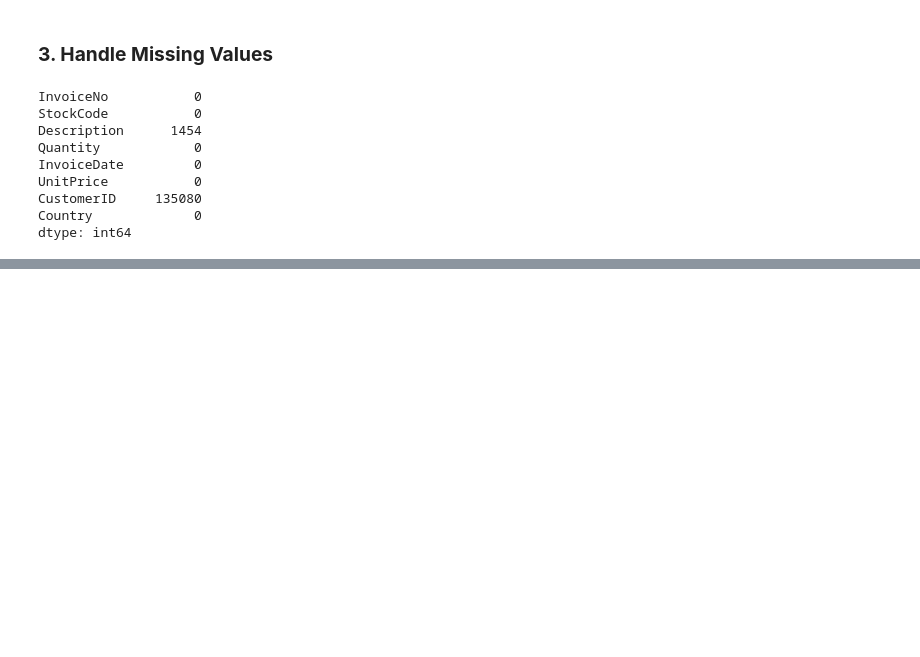
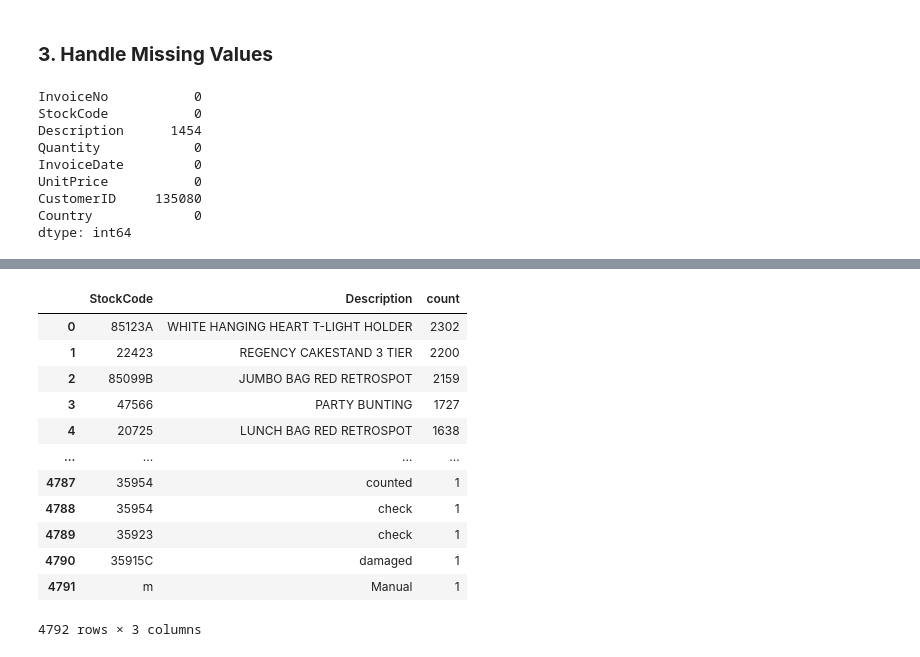
Before and after one commit to chanduka99/Retail_Data_Analysis, a Jupyter notebook: LargeScaleDataAnalysis.ipynb, the cells around one changed output, grey strips where cells are left out. Drawn from its saved outputs; the diff is of its cells as text; code cells hidden in the pictures; blank space fills up the shorter version.

```diff
--- a/LargeScaleDataAnalysis.ipynb
+++ b/LargeScaleDataAnalysis.ipynb
@@ -54,0 +176,21 @@ dtype: int64
+# %%
+# now we are going to replace the NA values of description with most occuring valid descrition value for a specific StockCode
+# first we will create a data frame called most_freq. it will have have the most occuring Description value for each stockCode
+#then we will do a leftmerge on df1 with the most_freq
+
+most_freq = df1[["StockCode","Description"]].value_counts().reset_index()
+most_freq
+# %% [output]
+|  | StockCode | Description | count |
+| 0 | 85123A | WHITE HANGING HEART T-LIGHT HOLDER | 2302 |
+| 1 | 22423 | REGENCY CAKESTAND 3 TIER | 2200 |
+| 2 | 85099B | JUMBO BAG RED RETROSPOT | 2159 |
+| 3 | 47566 | PARTY BUNTING | 1727 |
+| 4 | 20725 | LUNCH BAG RED RETROSPOT | 1638 |
+| ... | ... | ... | ... |
+| 4787 | 35954 | counted | 1 |
+| 4788 | 35954 | check | 1 |
+| 4789 | 35923 | check | 1 |
+| 4790 | 35915C | damaged | 1 |
+| 4791 | m | Manual | 1 |
+4792 rows × 3 columns
```
Also changed, not shown: parts of 9 cells of this notebook, 1 other file.
